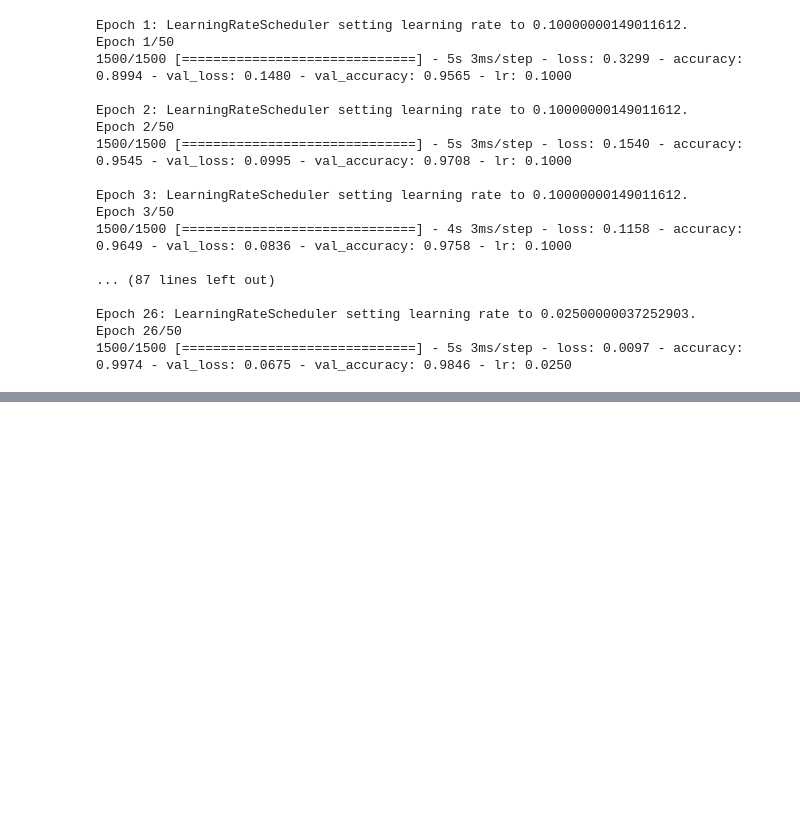
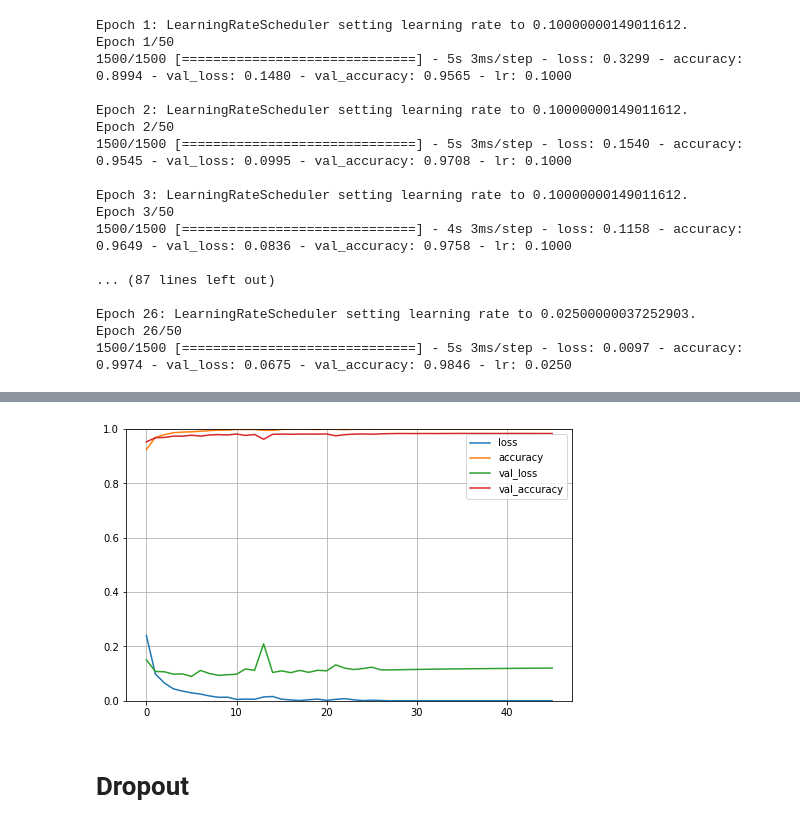
Before and after one commit to NathanZorndorf/oreilly-hands-on-machine-learning, a Jupyter notebook: chapter-10-exercises.ipynb, the cells around one changed output, grey strips where cells are left out. Drawn from its saved outputs; the diff is of its cells as text; code cells hidden in the pictures; blank space fills up the shorter version.

```diff
--- a/chapter-10-exercises.ipynb
+++ b/chapter-10-exercises.ipynb
@@ -238,0 +312,2 @@ Epoch 26/50
+# %%
+optimal_rate = 0.3
@@ -238,0 +316,30 @@ Epoch 26/50
+# %%
+log_dir = './tensorboard-logs/image-classifier-digits-dataset/optimal-learning-rate'
+tensorboard_cb = keras.callbacks.TensorBoard(log_dir)
+
+# early stopping
+early_stopping = keras.callbacks.EarlyStopping(monitor='val_accuracy', patience=10)
+
+model = keras.models.Sequential()
+model.add(keras.layers.Flatten(input_shape=[28, 28])) # same as InputLayer
+model.add(keras.layers.Dense(300, activation="relu"))
+model.add(keras.layers.Dense(100, activation="relu"))
+model.add(keras.layers.Dense(10, activation="softmax")) # softmax activation layer because the classes are exclusive, otherwise sigmoid would work
+
+# setup optimizer
+optimizer = keras.optimizers.SGD(learning_rate=optimal_rate)
+
+# compile
+model.compile(
+    loss="sparse_categorical_crossentropy",
+    optimizer=optimizer,
+    metrics=["accuracy"]
+)
+
+history = model.fit(
+    X_train,
+    y_train,
+    epochs=100,
+    validation_data=(X_valid, y_valid),
+    callbacks=[early_stopping, tensorboard_cb],
+)
@@ -238,0 +364,11 @@ Epoch 26/50
+# %%
+import pandas as pd
+import matplotlib.pyplot as plt
+pd.DataFrame(history.history).plot(figsize=(8, 5))
+plt.grid(True)
+plt.gca().set_ylim(0, 1) # set the vertical range to [0-1]
+plt.show()
+# %% [output]
+[figure, added]
+# %% [markdown]
+# Dropout
```
Also changed, not shown: parts of 14 cells of this notebook, 3 other files.
